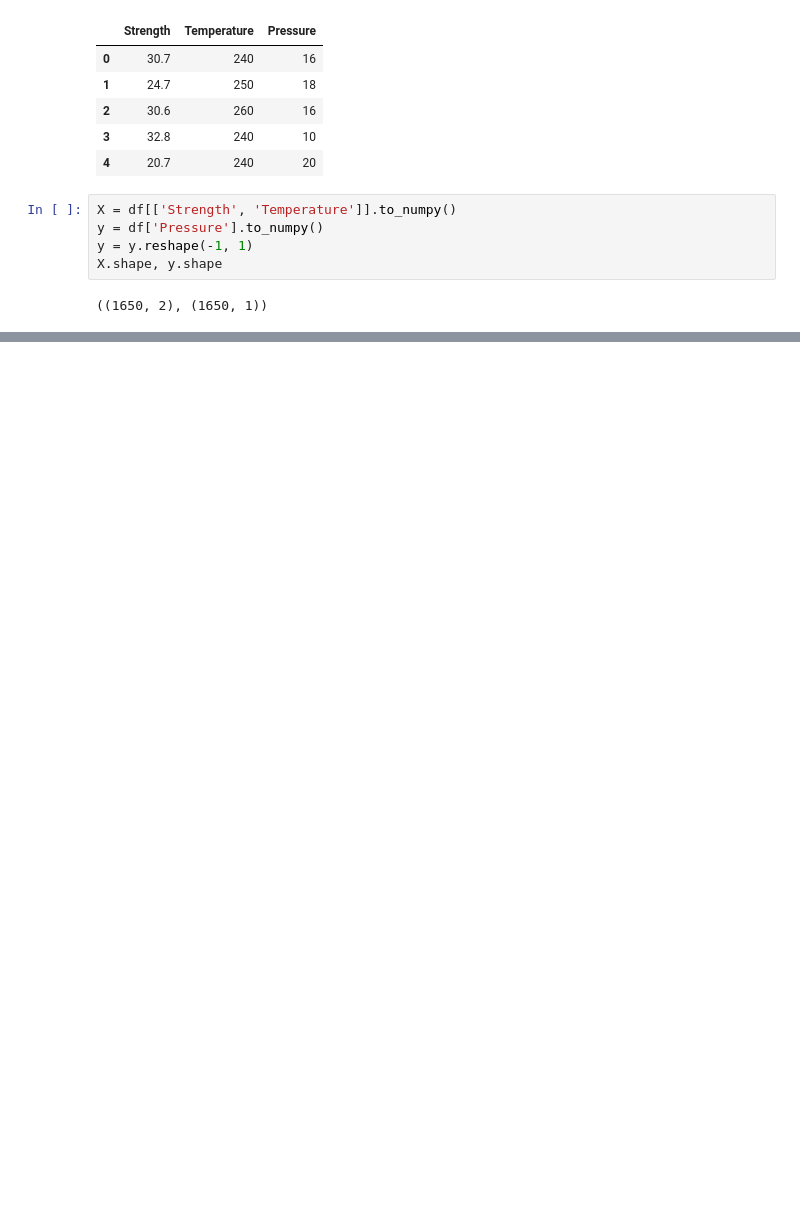
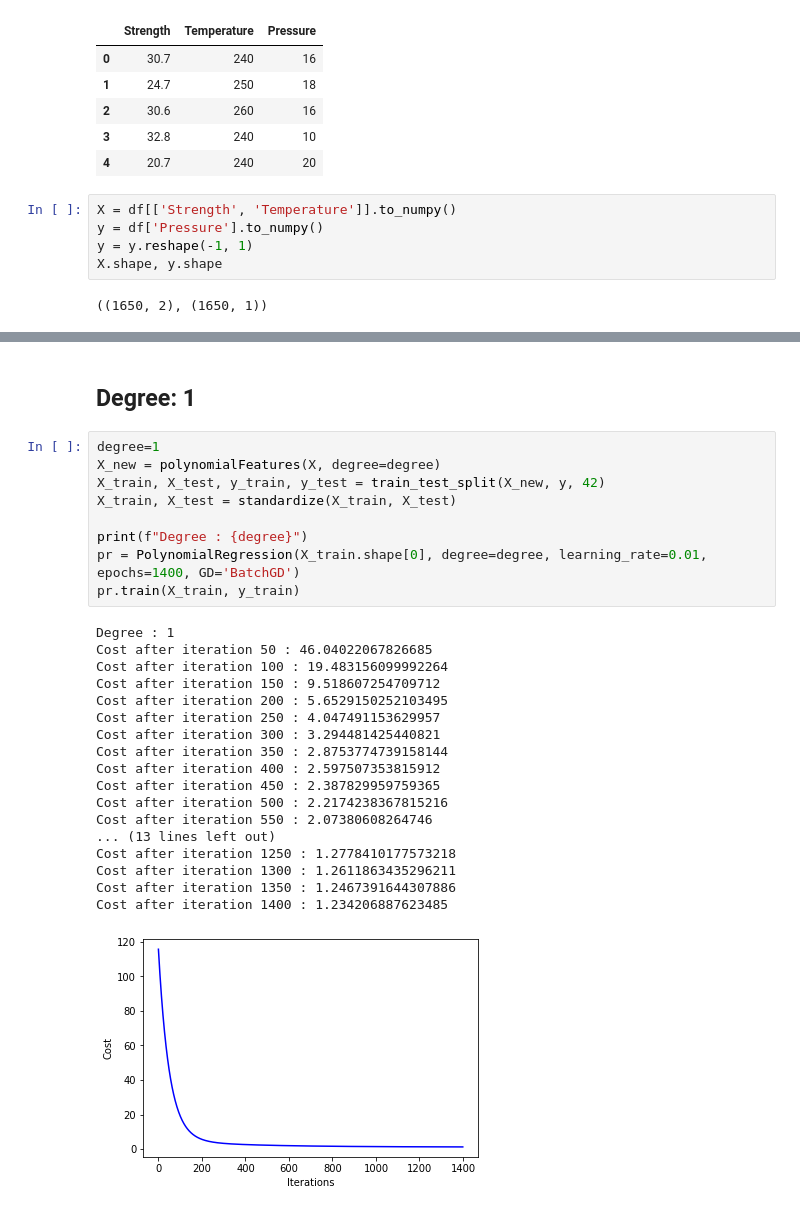
Before and after one commit to CyberKnight1803/FoDS_Assigments, a Jupyter notebook: Assignment-1/model.ipynb, the cells around one changed output, grey strips where cells are left out. Saved outputs shown, nothing was run; the diff lists cells and outputs as text; blank space fills up the shorter version.

```diff
--- a/Assignment-1/model.ipynb
+++ b/Assignment-1/model.ipynb
@@ -60,0 +87,30 @@ Cost after epoch 1: 0.35460343395329147
+# %% [markdown]
+## Degree: 1
+# %%
+degree=1
+X_new = polynomialFeatures(X, degree=degree)
+X_train, X_test, y_train, y_test = train_test_split(X_new, y, 42)
+X_train, X_test = standardize(X_train, X_test)
+
+print(f"Degree : {degree}")
+pr = PolynomialRegression(X_train.shape[0], degree=degree, learning_rate=0.01, epochs=1400, GD='BatchGD')
+pr.train(X_train, y_train)
+# %% [output]
+Degree : 1
+Cost after iteration 50 : 46.04022067826685
+Cost after iteration 100 : 19.483156099992264
+Cost after iteration 150 : 9.518607254709712
+Cost after iteration 200 : 5.6529150252103495
+Cost after iteration 250 : 4.047491153629957
+Cost after iteration 300 : 3.294481425440821
+Cost after iteration 350 : 2.8753774739158144
+Cost after iteration 400 : 2.597507353815912
+Cost after iteration 450 : 2.387829959759365
+Cost after iteration 500 : 2.2174238367815216
+Cost after iteration 550 : 2.07380608264746
+... (13 lines left out)
+Cost after iteration 1250 : 1.2778410177573218
+Cost after iteration 1300 : 1.2611863435296211
+Cost after iteration 1350 : 1.2467391644307886
+Cost after iteration 1400 : 1.234206887623485
+[figure, added]
```
Also changed, not shown: parts of 58 cells of this notebook, 5 other files.
